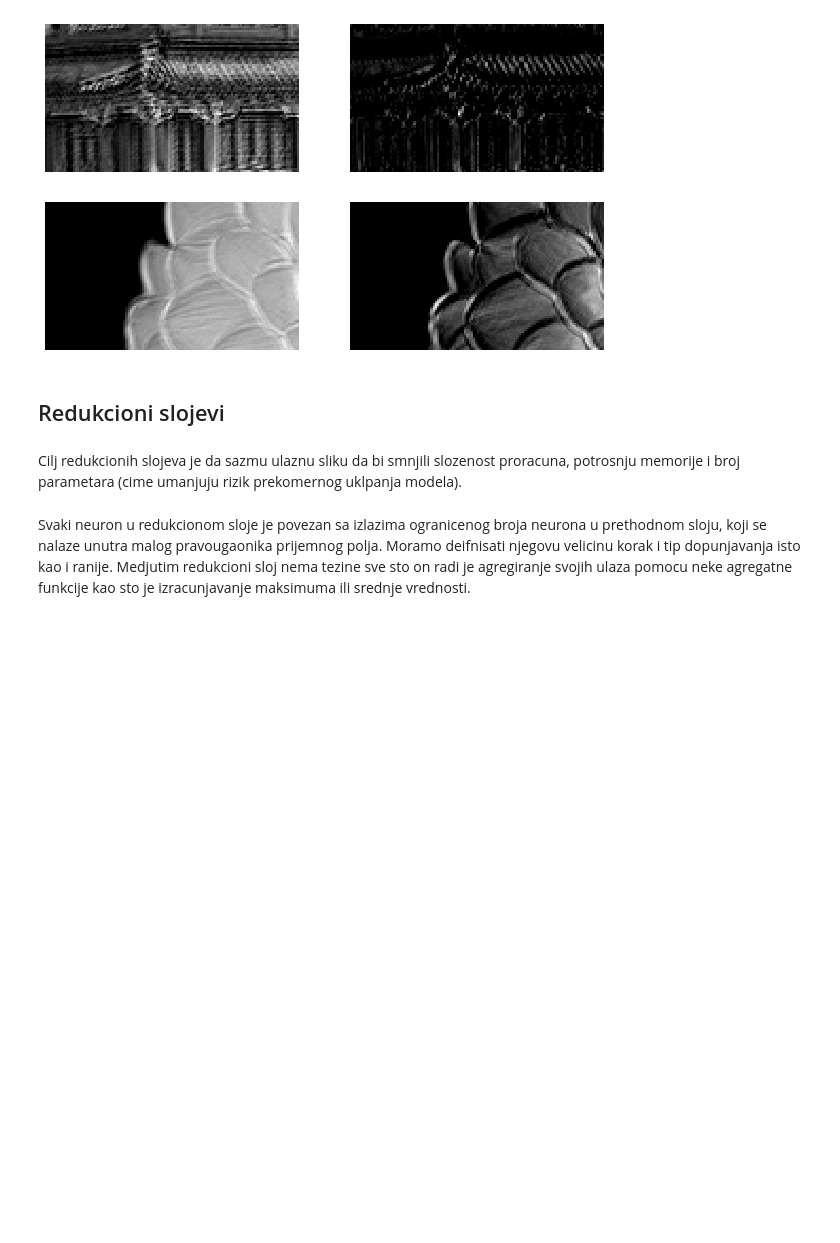
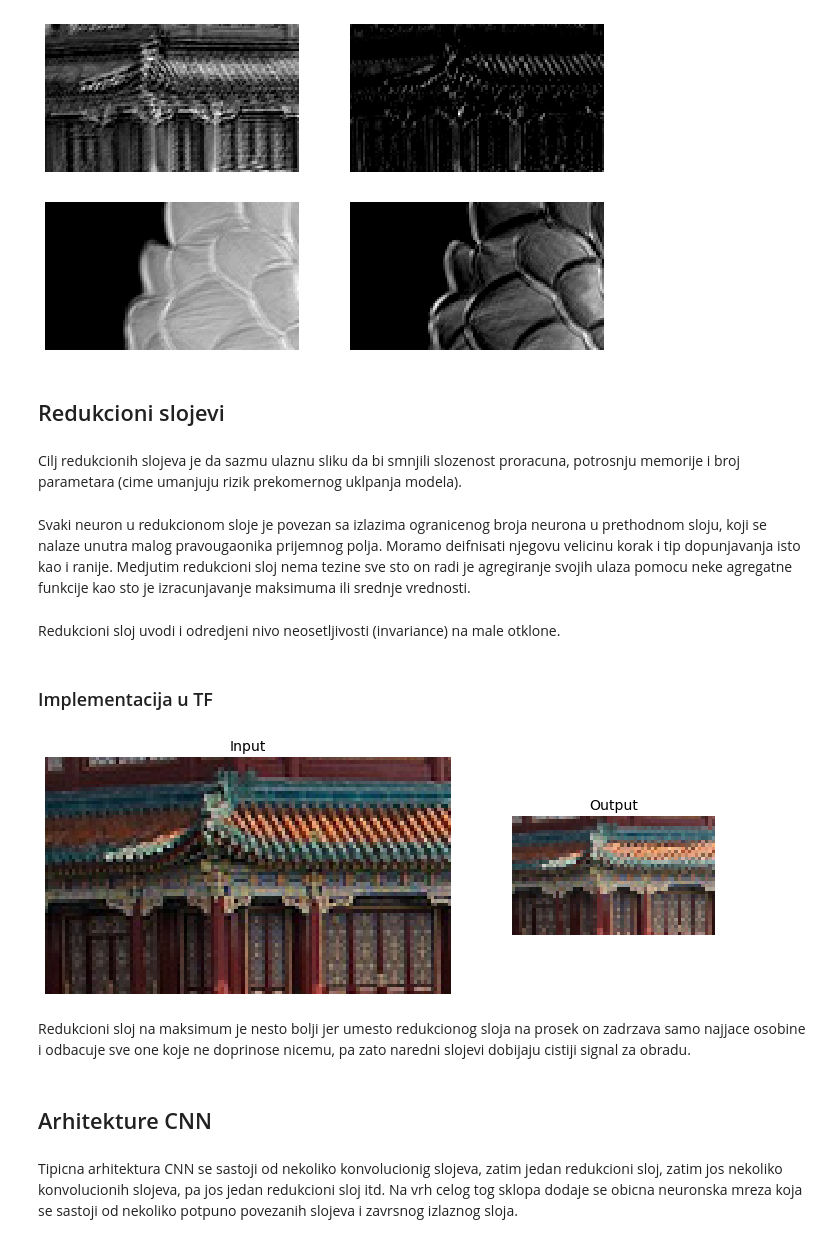
Before and after one commit to dusanveljkovic/ml_notebooks, a Jupyter notebook: Hands on machine learning II - Srpski/5. Duboki kompjuterski vid upotrebom konvolucionih neuronskih mreza.ipynb, the cells around one changed output. Cells and saved outputs as stored; diff of their text form; code cells hidden in the pictures; blank space fills up the shorter version.

```diff
--- a/Hands on machine learning II - Srpski/5. Duboki kompjuterski vid upotrebom konvolucionih neuronskih mreza.ipynb
+++ b/Hands on machine learning II - Srpski/5. Duboki kompjuterski vid upotrebom konvolucionih neuronskih mreza.ipynb
@@ -113,3 +126,33 @@ plt.show()
 Cilj redukcionih slojeva je da sazmu ulaznu sliku da bi smnjili slozenost proracuna, potrosnju memorije i broj parametara (cime umanjuju rizik prekomernog uklpanja modela).
 # %% [markdown]
 Svaki neuron u redukcionom sloje je povezan sa izlazima ogranicenog broja neurona u prethodnom sloju, koji se nalaze unutra malog pravougaonika prijemnog polja. Moramo deifnisati njegovu velicinu korak i tip dopunjavanja isto kao i ranije. Medjutim redukcioni sloj nema tezine sve sto on radi je agregiranje svojih ulaza pomocu neke agregatne funkcije kao sto je izracunjavanje maksimuma ili srednje vrednosti.
+# %% [markdown]
+Redukcioni sloj uvodi i odredjeni nivo neosetljivosti (invariance) na male otklone.
+# %% [markdown]
+### Implementacija u TF
+# %%
+max_pool = keras.layers.MaxPool2D(pool_size=2)
+# %%
+cropped_images = np.array([crop(image) for image in images], dtype=np.float32)
+output = max_pool(cropped_images)
+# %%
+fig = plt.figure(figsize=(12, 8))
+gs = mpl.gridspec.GridSpec(nrows=1, ncols=2, width_ratios=[2, 1])
+
+ax1 = fig.add_subplot(gs[0, 0])
+ax1.set_title("Input", fontsize=14)
+ax1.imshow(cropped_images[0])
+ax1.axis("off")
+ax2 = fig.add_subplot(gs[0, 1])
+ax2.set_title("Output", fontsize=14)
+ax2.imshow(output[0])
+ax2.axis("off")
+plt.show()
+# %% [output]
+[figure, added]
+# %% [markdown]
+Redukcioni sloj na maksimum je nesto bolji jer umesto redukcionog sloja na prosek on zadrzava samo najjace osobine i odbacuje sve one koje ne doprinose nicemu, pa zato naredni slojevi dobijaju cistiji signal za obradu.
+# %% [markdown]
+## Arhitekture CNN
+# %% [markdown]
+Tipicna arhitektura CNN se sastoji od nekoliko konvolucionig slojeva, zatim jedan redukcioni sloj, zatim jos nekoliko konvolucionih slojeva, pa jos jedan redukcioni sloj itd. Na vrh celog tog sklopa dodaje se obicna neuronska mreza koja se sastoji od nekoliko potpuno povezanih slojeva i zavrsnog izlaznog sloja.
```
Also changed, not shown: parts of 21 cells of this notebook, 2 other files.
